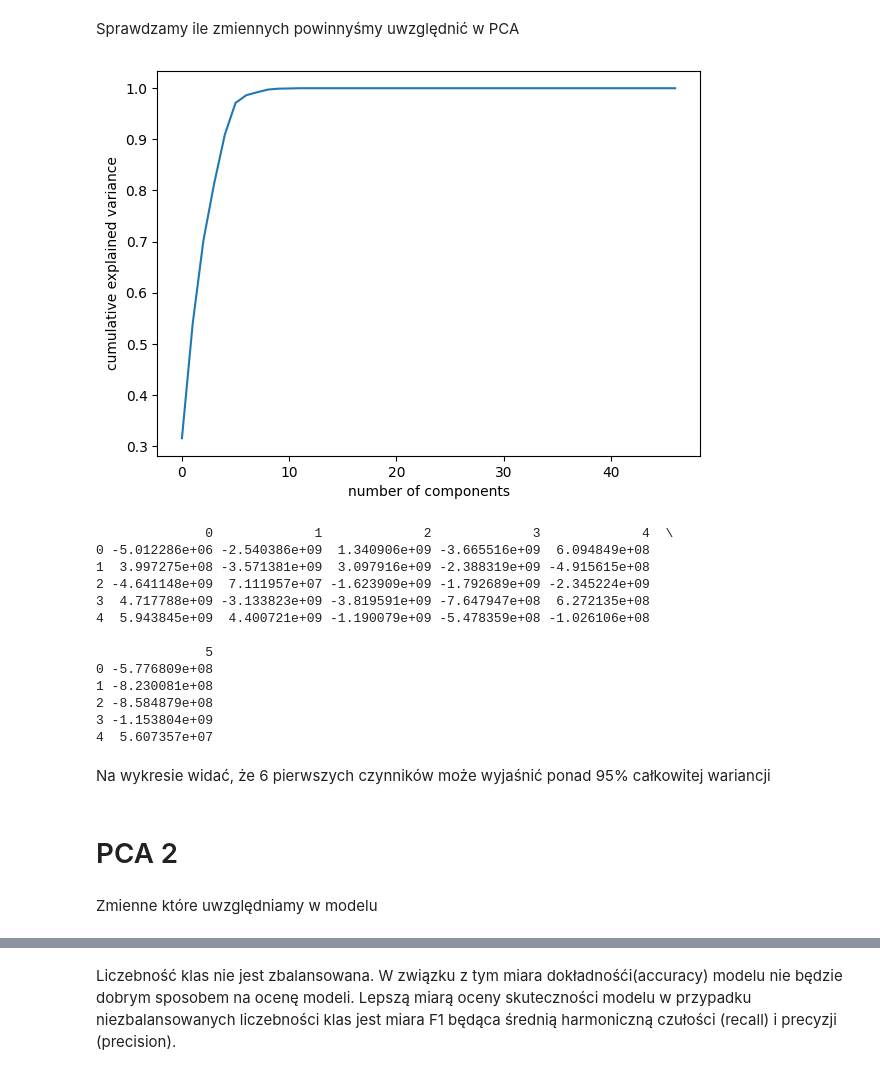
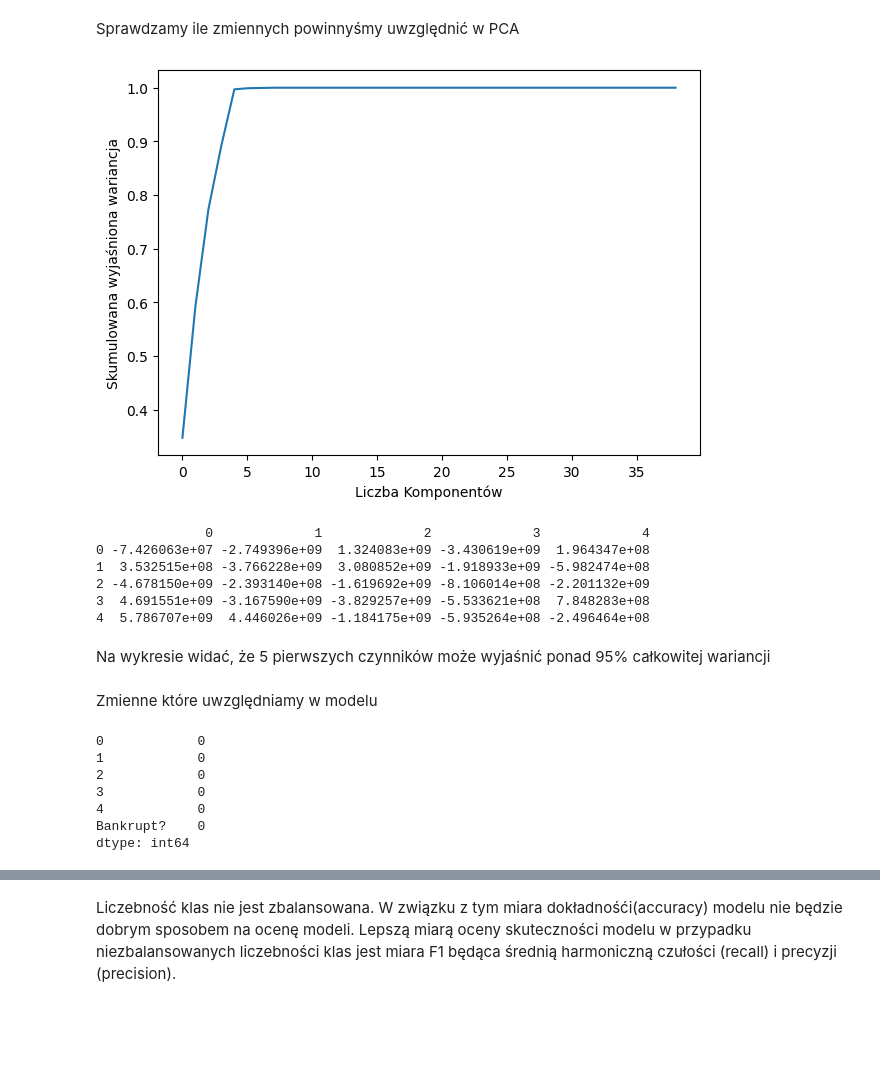
Before and after one commit to Igon78/PUM_Projekt, a Jupyter notebook: DataProcessing_Exploration/DataProcessing.ipynb, the cells around one changed output, grey strips where cells are left out. Cells and saved outputs as stored; diff of their text form; code cells hidden in the pictures; blank space fills up the shorter version.

```diff
--- a/DataProcessing_Exploration/DataProcessing.ipynb
+++ b/DataProcessing_Exploration/DataProcessing.ipynb
@@ -510,40 +492,37 @@ keys_to_drop
 # %% [markdown]
 Sprawdzamy ile zmiennych powinnyśmy uwzględnić w PCA
 # %%
-exclude_filter = ~data_bankructwo.columns.isin(['Unnamed: 0', 'Bankrupt?'])
+exclude_filter = ~data_bankructwo.columns.isin(['Unnamed: 0', 'Bankrupt?','Revenue Per Share (Yuan ¥)',
+ 'Total assets to GNP price',
+ 'Cash/Total Assets',
+ 'Long-term Liability to Current Assets',
+ 'Realized Sales Gross Profit Growth Rate',
+ 'Research and development expense rate',
+ 'Cash/Current Liability',
+ 'Contingent liabilities/Net worth'])
 
 pca = PCA().fit(data_bankructwo.loc[:, exclude_filter])
 plt.plot(np.cumsum(pca.explained_variance_ratio_))
-plt.xlabel('number of components')
-plt.ylabel('cumulative explained variance')
+plt.xlabel('Liczba Komponentów')
+plt.ylabel('Skumulowana wyjaśniona wariancja')
 plt.gcf().set_size_inches(7, 5)
 plt.show()
 
 pca = PCA(svd_solver='full', n_components=0.95)
 principal_components = pca.fit_transform(data_bankructwo.loc[:, exclude_filter])
 principal_df = pd.DataFrame(data=principal_components)
 
 print(principal_df.head())
 # %% [output]
-[figure, old version]
+[figure, new version]
-              0             1             2             3             4  \
-0 -5.012286e+06 -2.540386e+09  1.340906e+09 -3.665516e+09  6.094849e+08
-1  3.997275e+08 -3.571381e+09  3.097916e+09 -2.388319e+09 -4.915615e+08
-2 -4.641148e+09  7.111957e+07 -1.623909e+09 -1.792689e+09 -2.345224e+09
-3  4.717788e+09 -3.133823e+09 -3.819591e+09 -7.647947e+08  6.272135e+08
-4  5.943845e+09  4.400721e+09 -1.190079e+09 -5.478359e+08 -1.026106e+08
-
-              5
-0 -5.776809e+08
-1 -8.230081e+08
-2 -8.584879e+08
-3 -1.153804e+09
-4  5.607357e+07
+              0             1             2             3             4
+0 -7.426063e+07 -2.749396e+09  1.324083e+09 -3.430619e+09  1.964347e+08
+1  3.532515e+08 -3.766228e+09  3.080852e+09 -1.918933e+09 -5.982474e+08
+2 -4.678150e+09 -2.393140e+08 -1.619692e+09 -8.106014e+08 -2.201132e+09
+3  4.691551e+09 -3.167590e+09 -3.829257e+09 -5.533621e+08  7.848283e+08
+4  5.786707e+09  4.446026e+09 -1.184175e+09 -5.935264e+08 -2.496464e+08
 # %% [markdown]
-Na wykresie widać, że 6 pierwszych czynników może wyjaśnić ponad 95% całkowitej wariancji
+Na wykresie widać, że 5 pierwszych czynników może wyjaśnić ponad 95% całkowitej wariancji
-# %% [markdown]
-PCA 2
-=
 # %%
 # kolumny do wykluczenia (te na których nie chcemy PCA)
 exclude_filter = ~data_standardised.columns.isin(['Bankrupt?','Revenue Per Share (Yuan ¥)',
@@ -562,4 +541,13 @@ principal_components = pca.fit_transform(data_bankructwo.loc[:, exclude_filter])
 Zmienne które uwzględniamy w modelu
 # %%
 principal_df = pd.DataFrame(data = principal_components)
-principal_df['Bankrupt?'] = data_bankructwo['Bankrupt?']
+principal_df['Bankrupt?'] = data_standardised['Bankrupt?']
+principal_df.isna().sum()
+# %% [output]
+0            0
+1            0
+2            0
+3            0
+4            0
+Bankrupt?    0
+dtype: int64
```
Also changed, not shown: parts of 60 cells of this notebook.
